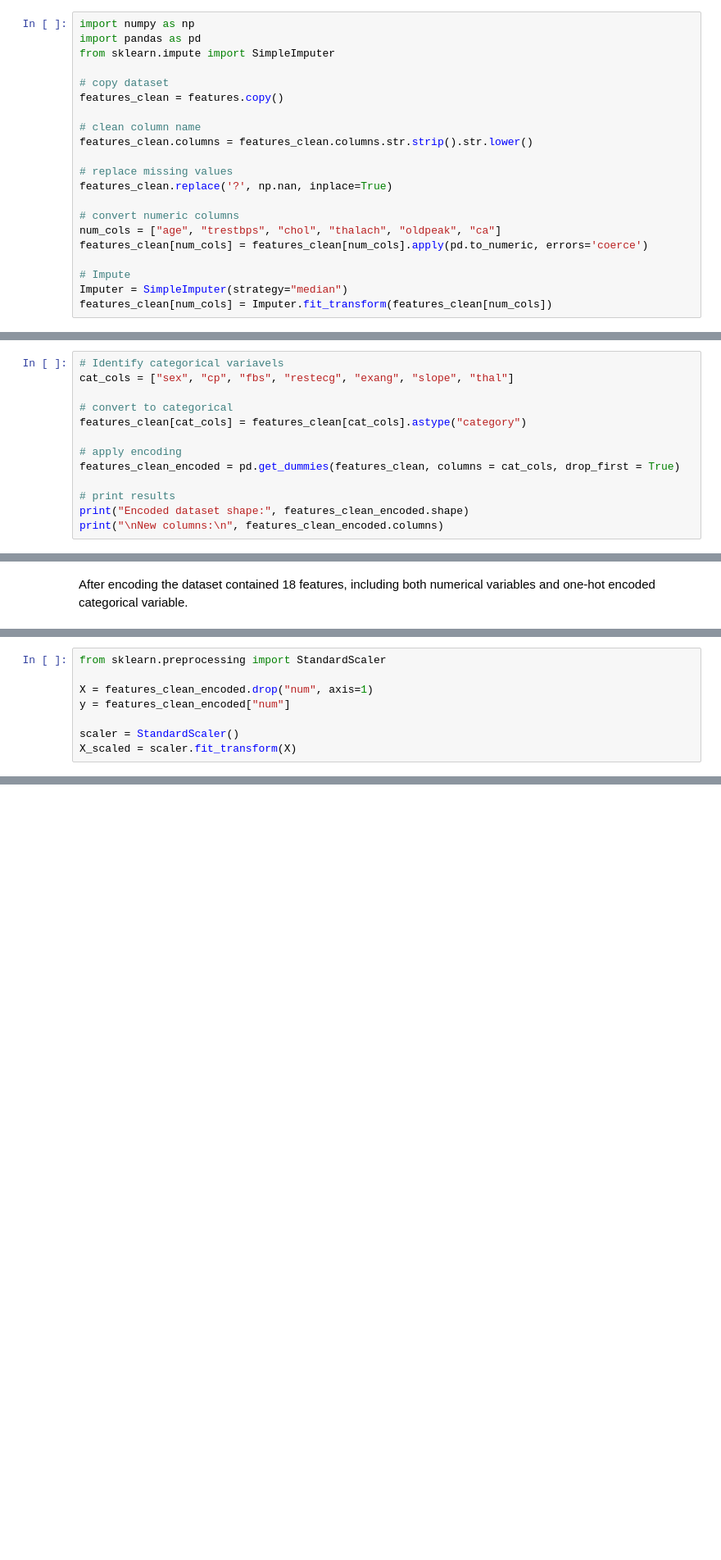
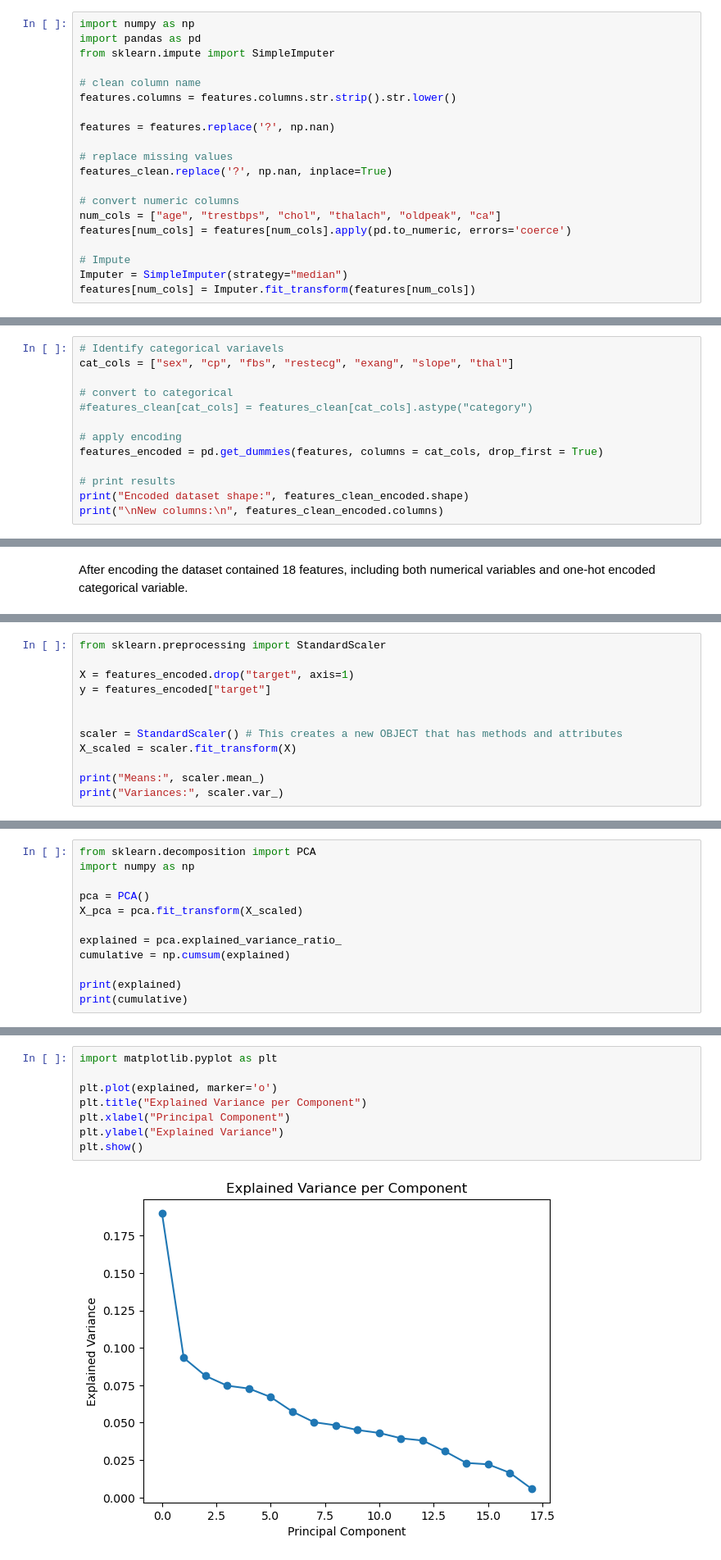
Before and after one commit to Joaomuianga/ML-team-collaboration, a Jupyter notebook: notebooks/PCA_FeactureSelection.ipynb, the cells around one changed output, grey strips where cells are left out. Shown at 82% size. Cells and saved outputs as stored; diff of their text form; blank space fills up the shorter version.

```diff
--- a/notebooks/PCA_FeactureSelection.ipynb
+++ b/notebooks/PCA_FeactureSelection.ipynb
@@ -48,20 +93,19 @@ import numpy as np
 import pandas as pd
 from sklearn.impute import SimpleImputer
 
-# copy dataset
-features_clean = features.copy()
+# clean column name
+features.columns = features.columns.str.strip().str.lower()
 
-# clean column name
-features_clean.columns = features_clean.columns.str.strip().str.lower()
+features = features.replace('?', np.nan)
 
 # replace missing values
 features_clean.replace('?', np.nan, inplace=True)
 
 # convert numeric columns
 num_cols = ["age", "trestbps", "chol", "thalach", "oldpeak", "ca"]
-features_clean[num_cols] = features_clean[num_cols].apply(pd.to_numeric, errors='coerce')
+features[num_cols] = features[num_cols].apply(pd.to_numeric, errors='coerce')
 
 # Impute
 Imputer = SimpleImputer(strategy="median")
-features_clean[num_cols] = Imputer.fit_transform(features_clean[num_cols])
+features[num_cols] = Imputer.fit_transform(features[num_cols])
 # %% [markdown]
@@ -75,10 +119,10 @@ We used [get.dummies()](https://pandas.pydata.org/docs/reference/api/pandas.get_
 cat_cols = ["sex", "cp", "fbs", "restecg", "exang", "slope", "thal"]
 
 # convert to categorical
-features_clean[cat_cols] = features_clean[cat_cols].astype("category")
+#features_clean[cat_cols] = features_clean[cat_cols].astype("category")
 
 # apply encoding
-features_clean_encoded = pd.get_dummies(features_clean, columns = cat_cols, drop_first = True)
+features_encoded = pd.get_dummies(features, columns = cat_cols, drop_first = True)
 
 # print results
 print("Encoded dataset shape:", features_clean_encoded.shape)
@@ -104,9 +144,13 @@ Index(['Age', 'Sex', 'cp', 'trestbps', 'chol', 'fbs', 'restecg', 'thalach',
 # %%
 from sklearn.preprocessing import StandardScaler
 
-X = features_clean_encoded.drop("num", axis=1)
-y = features_clean_encoded["num"]
+X = features_encoded.drop("target", axis=1)
+y = features_encoded["target"]
 
-scaler = StandardScaler()
+
+scaler = StandardScaler() # This creates a new OBJECT that has methods and attributes
 X_scaled = scaler.fit_transform(X)
+
+print("Means:", scaler.mean_)
+print("Variances:", scaler.var_)
 # %% [output]
@@ -113,0 +171,12 @@ KeyError: "['num'] not found in axis"
+# %%
+from sklearn.decomposition import PCA
+import numpy as np
+
+pca = PCA()
+X_pca = pca.fit_transform(X_scaled)
+
+explained = pca.explained_variance_ratio_
+cumulative = np.cumsum(explained)
+
+print(explained)
+print(cumulative)
@@ -113,0 +197,10 @@ KeyError: "['num'] not found in axis"
+# %%
+import matplotlib.pyplot as plt
+
+plt.plot(explained, marker='o')
+plt.title("Explained Variance per Component")
+plt.xlabel("Principal Component")
+plt.ylabel("Explained Variance")
+plt.show()
+# %% [output]
+[figure, added]
```
Also changed, not shown: parts of 54 cells of this notebook, 1 other file.
